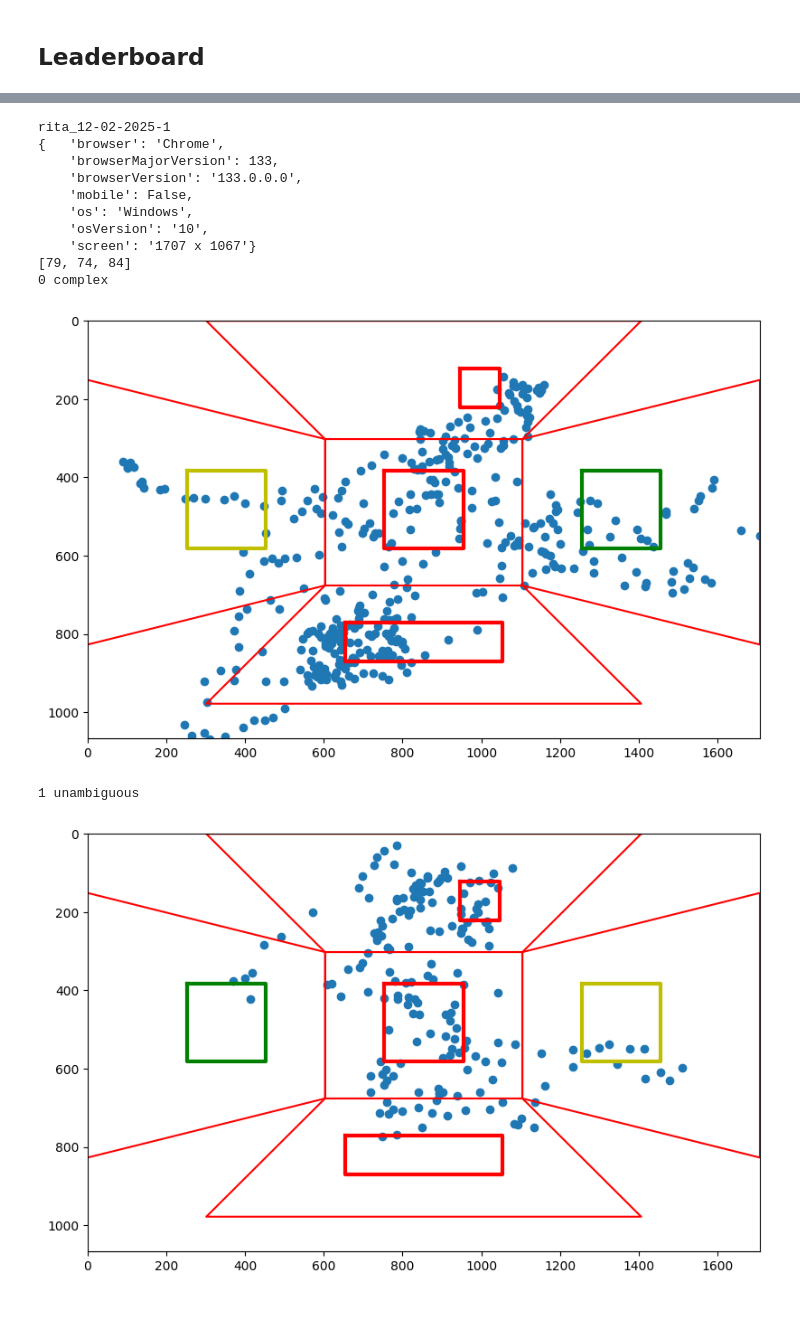
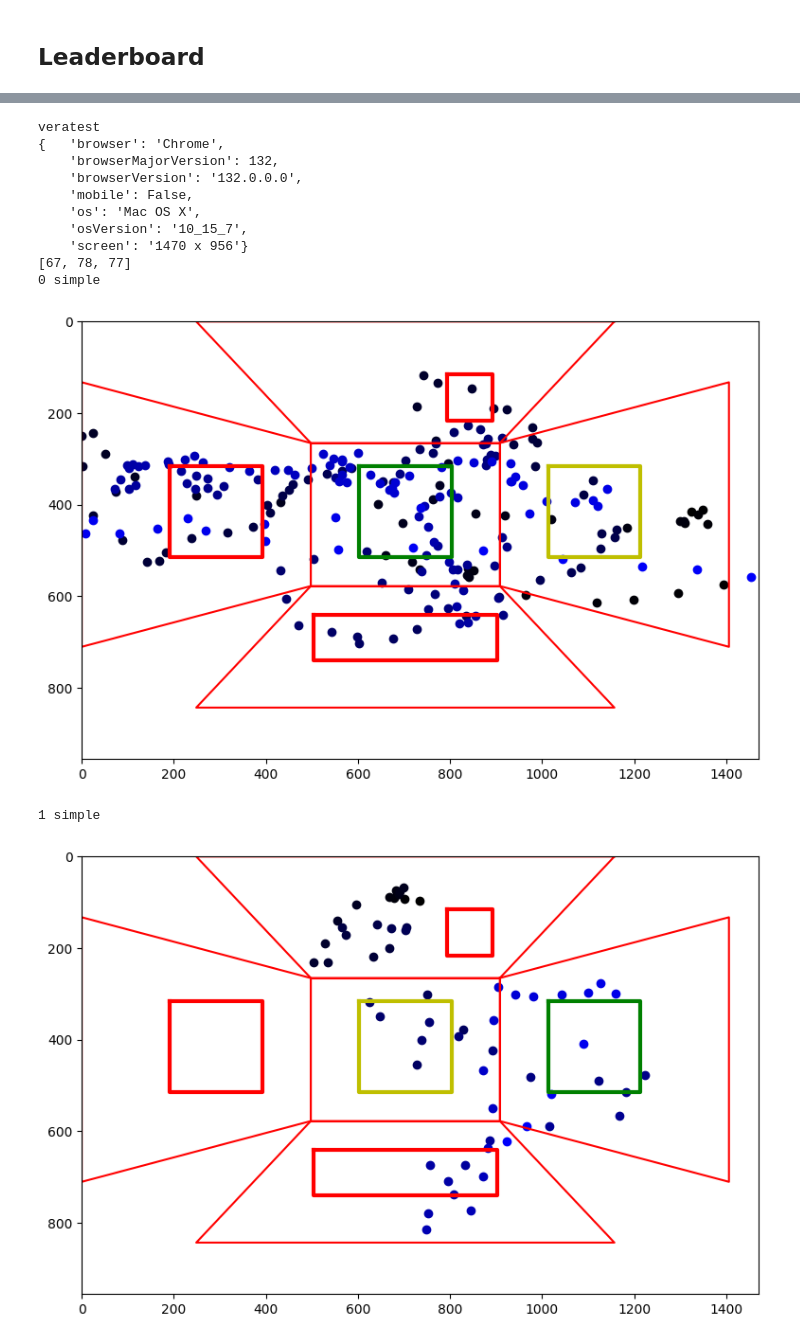
Before and after one commit to GAtemROU/Thesis-Project, a Jupyter notebook: analysis/preprocessing_and_init_analysis.ipynb, the cells around one changed output, grey strips where cells are left out. Drawn from its saved outputs; the diff is of its cells as text; code cells hidden in the pictures; blank space fills up the shorter version.

Commit message:
edit: reformat data folder into subfolders, add function to generate plots for CNNs tight layount NOT working

```diff
--- a/analysis/preprocessing_and_init_analysis.ipynb
+++ b/analysis/preprocessing_and_init_analysis.ipynb
@@ -12,13 +12,10 @@ pp = pprint.PrettyPrinter(indent=4)
 # %%
 remove_negative_gaze = False
 
+df_name = 'experiment_results_public_acc_cal'
 filter_blacklist = True
 blacklist = ['rita_10-02-2025-2']
-# df = pd.read_csv('data/experiment_results_public_lab.csv')
-df = pd.read_csv('data/experiment_results_public_add_cal.csv')
-df2 = pd.read_csv('data/experiment_results_local_add_cal.csv')
-df2 = df2[df2['timestamp'] == '04-Feb-2025 12:50:17']
-df = pd.concat([df, df2], axis=0)
+df = pd.read_csv(f'data/raw_data/{df_name}.csv')
 df = df.drop('type', axis=1)
 
 if filter_blacklist:
@@ -403,7 +347,7 @@ def logit(x):
     if (x/1-x) >= 1:
         odds -= 1e-10
     elif (x/1-x) <= 0:
-        odds += 1e-3
+        odds += 1e-9
     return math.log(odds)
 
 fit_df = pd.read_csv('data/final_trial_df.csv')
@@ -546,68 +551,73 @@ pp.pprint(leaderboard_df)
 # %%
-participant = df['workerid'].unique()[3]
+participant = df['workerid'].unique()[-1]
 print(participant)
 sample = df[df['workerid']==participant]
 pp.pprint(sample.iloc[0].deviceInfo)
 pp.pprint(sample.iloc[0].calibrationPrecision)
 resolution = sample.iloc[0].resolution
 
+def plot_polygons(coords, plot):
+    aoi = ['sent_msg', 'img1', 'img2', 'img3', 'available_msgs']
+    for polygon_type in aoi:
+        polygon = compute_polygon(polygon_type, coords)
+        x,y = polygon.exterior.xy
+        plot.plot(x, y, 'r')
+
 aoi = ['img1', 'img2', 'img3', 'sent_msg', 'available_msgs']
 
 for i in range(12):
     cur_sample = sample.iloc[i]
     gaze_sample = None
-    if use_fixations:
-        gaze_sample = cur_sample.fixations
-    else:
-        gaze_sample = cur_sample.gaze
+    gaze_sample = cur_sample.gaze
     x, y = [], []
-    if use_fixations:
-        x = np.array([f['x'] for f in cur_sample.fixations])
-        y = np.array([f['y'] for f in cur_sample.fixations])
-    else:
-        x = np.array([g['x'] for g in gaze_sample.values()])
-        y = np.array([g['y'] for g in gaze_sample.values()])
+    x = np.array([g['x'] for g in gaze_sample.values()])
+    y = np.array([g['y'] for g in gaze_sample.values()])
     # print(len(x))
     # print(cur_sample.answerTime)
     print(i, cur_sample.type)
     # make a scatterplot on the left and a heatmap on the right, keep proportions of the screen
 
     # fig, axs = plt.subplots(1, 2, figsize=(2.2*(resolution[0]*6/resolution[1]), 6))
     plt.figure(figsize=(resolution[0]*6/resolution[1], 6))
-    plt.scatter(x, y)
+
+    # make every next point slightly hue color on the plot to represent a scanpath
+    for i in range(len(x)):
+        plt.plot(x[i], y[i], color=(0, 0, i/len(x)), marker='o')
+
+
     plt.xlim(0, resolution[0])
     plt.ylim(0, resolution[1])
     plt.gca().invert_yaxis()
 
 
     plot_polygons(cur_sample.coordinates, plt)
     for i, area in enumerate(aoi):
-        coords = cur_sample.coordinates[area]
-        x_min = max(0, coords['x'])
-        x_max = coords['x'] + coords['width']
-        y_min = max(0, coords['y'])
-        y_max = coords['y'] + coords['height']
+        cur_coords = cur_sample.coordinates[area]
+        x_min = max(0, cur_coords['x'])
+        x_max = cur_coords['x'] + cur_coords['width']
+        y_min = max(0, cur_coords['y'])
+        y_max = cur_coords['y'] + cur_coords['height']
         # plot boxes around AOI
         color = 'r'
         if cur_sample.trgtPos == i:
             color = 'g'
         if cur_sample.compPos == i:
             color = 'y'
-        plt.plot([x_min, x_max, x_max, x_min, x_min], [y_min, y_min, y_max, y_max, y_min], color, linewidth=3)
+        plt.plot([x_min, x_max, x_max, x_min, x_min], [y_min, y_min, y_max, y_max, y_min], color=color, linewidth=3)
 
     plt.show()
 # %% [output]
-rita_12-02-2025-1
+veratest
 {   'browser': 'Chrome',
-    'browserMajorVersion': 133,
-    'browserVersion': '133.0.0.0',
+    'browserMajorVersion': 132,
+    'browserVersion': '132.0.0.0',
     'mobile': False,
-    'os': 'Windows',
-    'osVersion': '10',
-    'screen': '1707 x 1067'}
-[79, 74, 84]
-0 complex
+    'os': 'Mac OS X',
+    'osVersion': '10_15_7',
+    'screen': '1470 x 956'}
+[67, 78, 77]
+0 simple
-[figure, old version]
+[figure, new version]
-1 unambiguous
+1 simple
-[figure, old version]
+[figure, new version]
 2 simple
```
Also changed, not shown: parts of 9 cells of this notebook, 25 other files.
